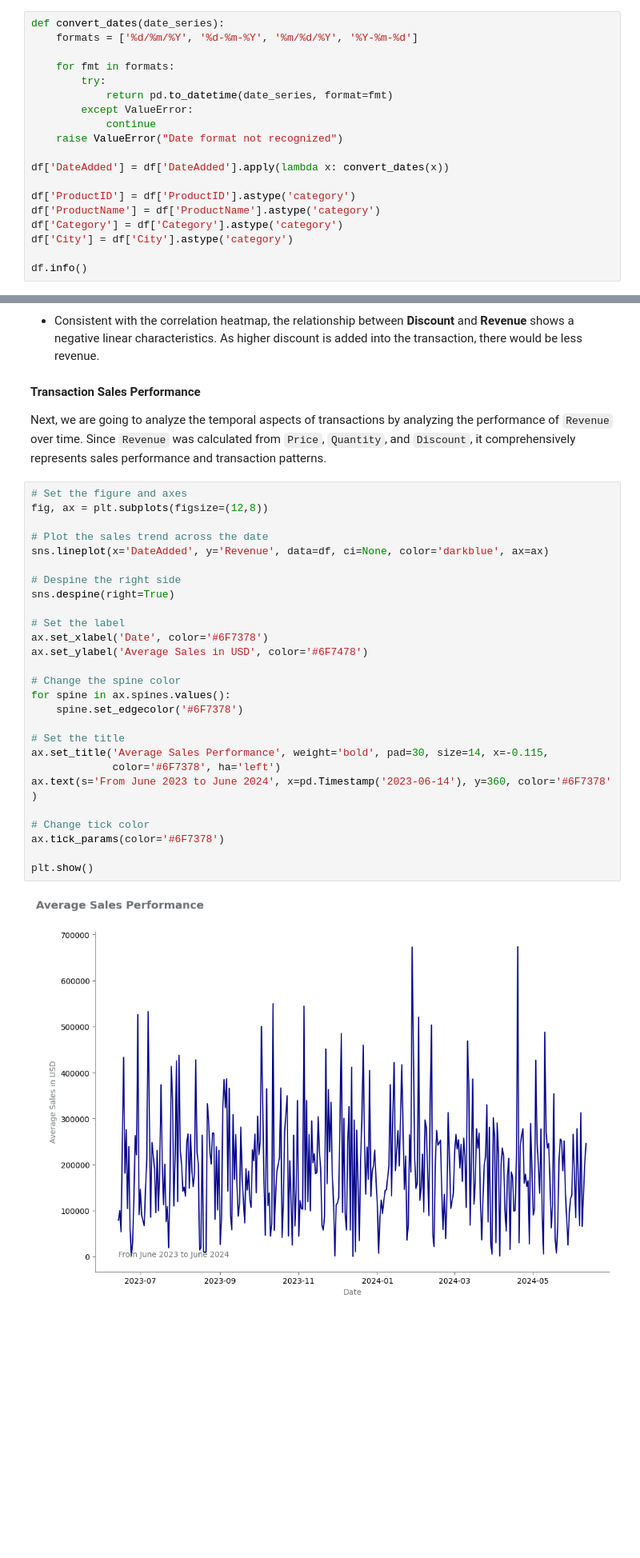
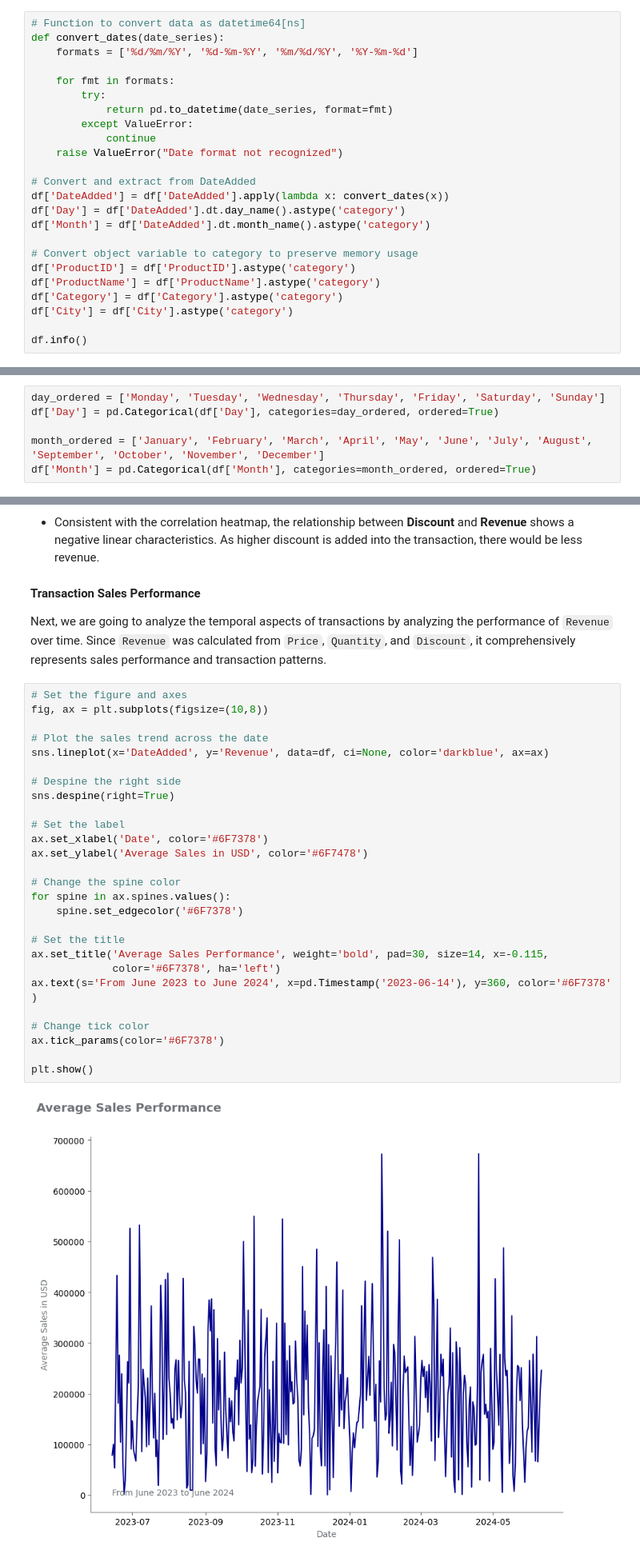
Before and after one commit to lazuardifp19/lazuardfp_portfolio, a Jupyter notebook: Ecommerce Analysis K Means/ecommerce-analysis.ipynb, the cells around one changed output, grey strips where cells are left out. Shown at 80% size. Drawn from its saved outputs; the diff is of its cells as text; blank space fills up the shorter version.

```diff
--- a/Ecommerce Analysis K Means/ecommerce-analysis.ipynb
+++ b/Ecommerce Analysis K Means/ecommerce-analysis.ipynb
@@ -94,6 +95,7 @@ Several changes can be made into the data types to ease out the EDA:
 
 Also, there is no identified null missing values in the dataset. However, it should still be checked for duplicates.
 # %%
+# Function to convert data as datetime64[ns]
 def convert_dates(date_series):
     formats = ['%d/%m/%Y', '%d-%m-%Y', '%m/%d/%Y', '%Y-%m-%d']
 
@@ -104,8 +106,12 @@ def convert_dates(date_series):
             continue
     raise ValueError("Date format not recognized")
 
+# Convert and extract from DateAdded
 df['DateAdded'] = df['DateAdded'].apply(lambda x: convert_dates(x))
+df['Day'] = df['DateAdded'].dt.day_name().astype('category')
+df['Month'] = df['DateAdded'].dt.month_name().astype('category')
 
+# Convert object variable to category to preserve memory usage
 df['ProductID'] = df['ProductID'].astype('category')
 df['ProductName'] = df['ProductName'].astype('category')
 df['Category'] = df['Category'].astype('category')
@@ -138,3 +148,9 @@ df.duplicated().sum()
+# %%
+day_ordered = ['Monday', 'Tuesday', 'Wednesday', 'Thursday', 'Friday', 'Saturday', 'Sunday']
+df['Day'] = pd.Categorical(df['Day'], categories=day_ordered, ordered=True)
+
+month_ordered = ['January', 'February', 'March', 'April', 'May', 'June', 'July', 'August', 'September', 'October', 'November', 'December']
+df['Month'] = pd.Categorical(df['Month'], categories=month_ordered, ordered=True)
 # %% [markdown]
 As there are no duplicates in the dataset, we can proceed. However, before we proceed, we should make a new column/feature for Total Revenue of each product.
 # %%
@@ -576,30 +615,30 @@ Based on the pair plot, we can conclude the following:
 Next, we are going to analyze the temporal aspects of transactions by analyzing the performance of `Revenue` over time. Since `Revenue` was calculated from `Price`, `Quantity`, and `Discount`, it comprehensively represents sales performance and transaction patterns.
 # %%
 # Set the figure and axes
-fig, ax = plt.subplots(figsize=(12,8))
+fig, ax = plt.subplots(figsize=(10,8))
 
 # Plot the sales trend across the date
 sns.lineplot(x='DateAdded', y='Revenue', data=df, ci=None, color='darkblue', ax=ax)
 
 # Despine the right side
 sns.despine(right=True)
 
 # Set the label
 ax.set_xlabel('Date', color='#6F7378')
 ax.set_ylabel('Average Sales in USD', color='#6F7478')
 
 # Change the spine color
 for spine in ax.spines.values():
     spine.set_edgecolor('#6F7378')
 
 # Set the title
 ax.set_title('Average Sales Performance', weight='bold', pad=30, size=14, x=-0.115,
              color='#6F7378', ha='left')
 ax.text(s='From June 2023 to June 2024', x=pd.Timestamp('2023-06-14'), y=360, color='#6F7378' )
 
 # Change tick color
 ax.tick_params(color='#6F7378')
 
 plt.show()
 # %% [output]
-[figure, old version]
+[figure, new version]
```
Also changed, not shown: parts of 14 cells of this notebook.
